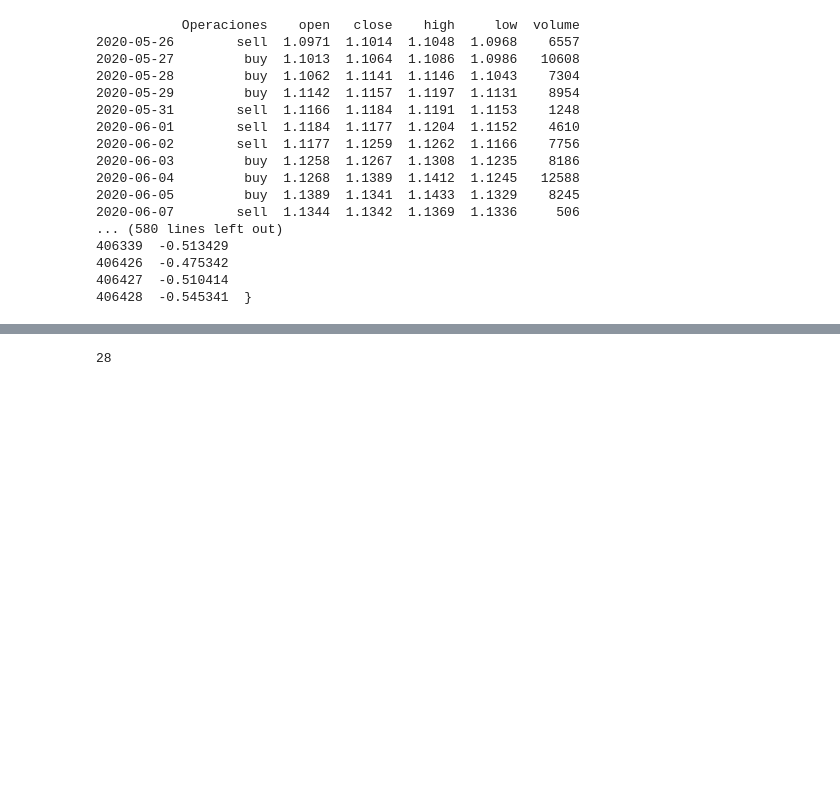
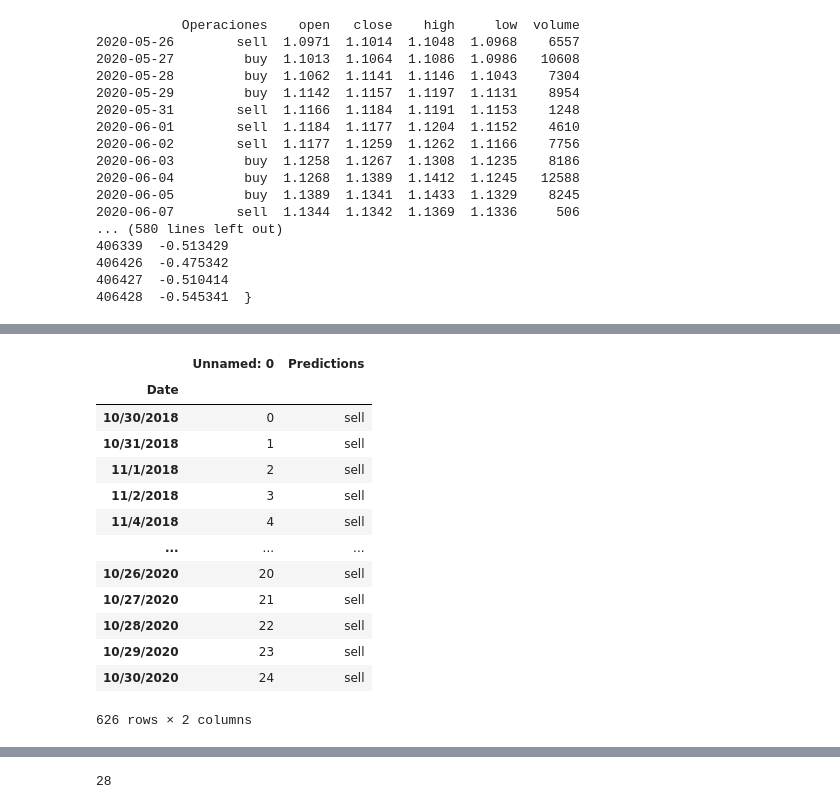
Before and after one commit to israelcastilloh/dynamic-hedging-ich, a Jupyter notebook: SLTP.ipynb, the cells around one changed output, grey strips where cells are left out. Saved outputs shown, nothing was run; the diff lists cells and outputs as text; code cells hidden in the pictures; blank space fills up the shorter version.

```diff
--- a/SLTP.ipynb
+++ b/SLTP.ipynb
@@ -30,0 +53,17 @@ pos = escenario_historicos
+# %%
+modelo
+# %% [output]
+|  | Unnamed: 0 | Predictions |
+| Date |  |  |
+| 10/30/2018 | 0 | sell |
+| 10/31/2018 | 1 | sell |
+| 11/1/2018 | 2 | sell |
+| 11/2/2018 | 3 | sell |
+| 11/4/2018 | 4 | sell |
+| ... | ... | ... |
+| 10/26/2020 | 20 | sell |
+| 10/27/2020 | 21 | sell |
+| 10/28/2020 | 22 | sell |
+| 10/29/2020 | 23 | sell |
+| 10/30/2020 | 24 | sell |
+626 rows × 2 columns
```
Also changed, not shown: parts of 6 cells of this notebook, 1 other file.
